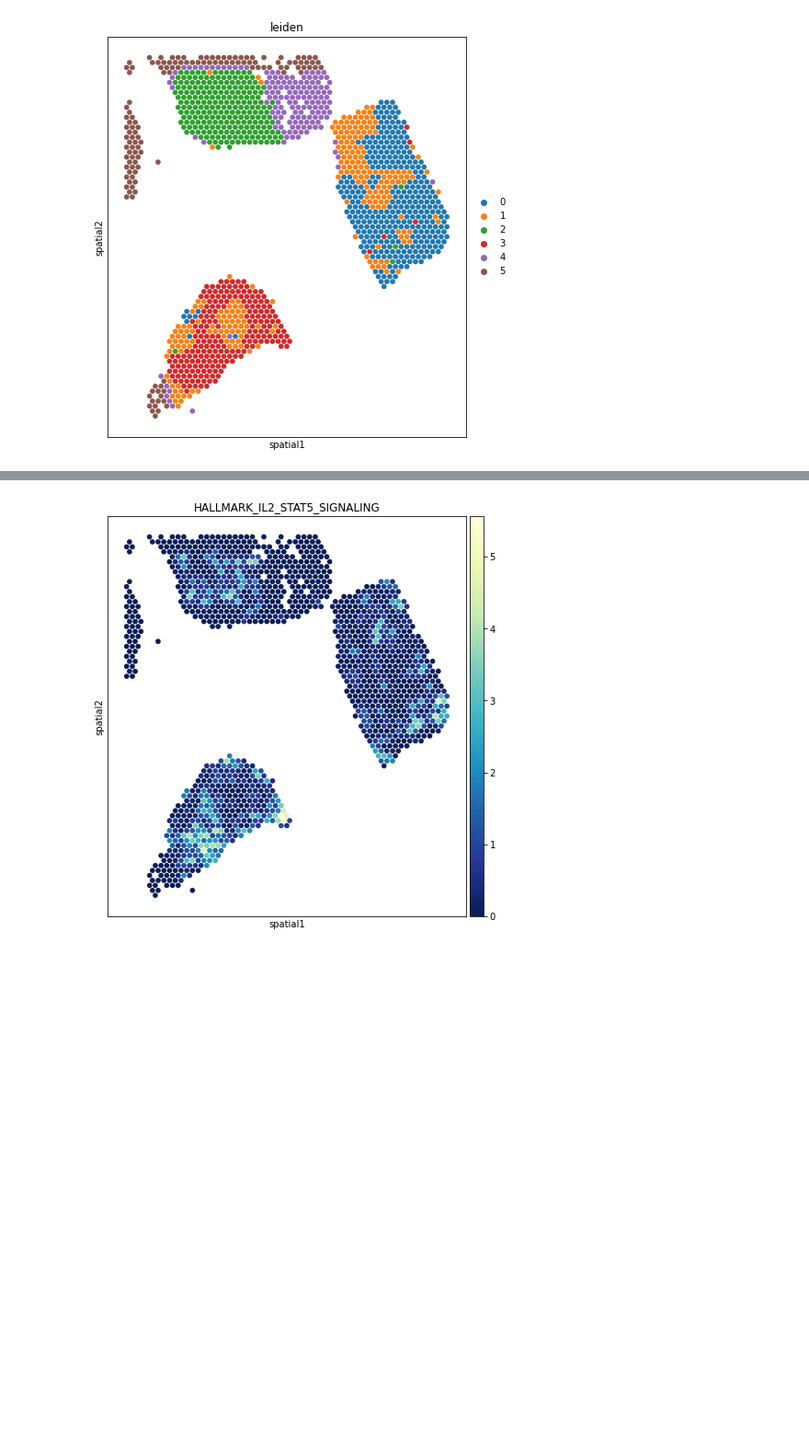
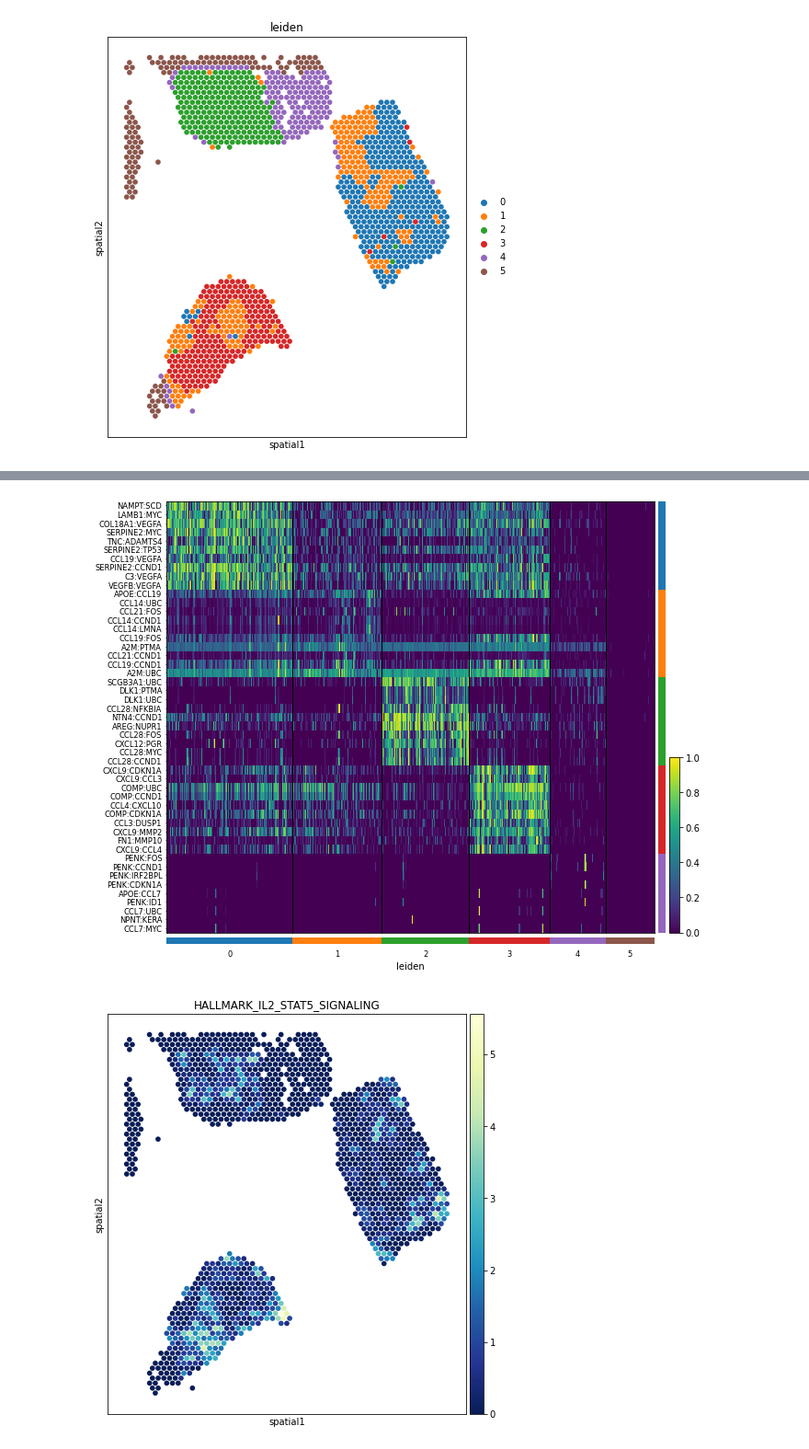
Before and after one commit to Zafar-Lab/Renoir, a Jupyter notebook: docs/source/notebooks/BC_tutorial.ipynb, the cells around one changed output, grey strips where cells are left out. Shown: that part at 92% size. Saved outputs shown, nothing was run; the diff lists cells and outputs as text; code cells hidden in the pictures; blank space fills up the shorter version.

```diff
--- a/docs/source/notebooks/BC_tutorial.ipynb
+++ b/docs/source/notebooks/BC_tutorial.ipynb
@@ -70,9 +70,9 @@ Specific pathway sets and De novo ligand-target clusters can be generated using
 > **Note**: pathways are to be provided in the format of a pandas dataframe with columns *'gs_name'*, *'gene_symbol'*
 # %%
 #Read in msgidb pathways
-msigh = Renoir.get_msig('custom',path='/home/narein/msig_human_WP_H_KEGG.csv')
+msigh = Renoir.get_msig('custom',path='/path/to/msig_human_WP_H_KEGG.csv')
 #Generate ligand-target sets for each pathway and/or De novo cluster
-pathways = Renoir.create_cluster(neighborhood_scores, msigh, pathway_path='/home/narein/final_pathways.csv', use_pathway=True, method=None)
+pathways = Renoir.create_cluster(neighborhood_scores, msigh, pathway_path='/path/to/final_pathways.csv', use_pathway=True, method=None)
 pathways.keys()
 # %% [output]
 dict_keys(['HALLMARK_IL2_STAT5_SIGNALING', 'HALLMARK_IL6_JAK_STAT3_SIGNALING', 'HALLMARK_KRAS_SIGNALING_UP', 'HALLMARK_TNFA_SIGNALING_VIA_NFKB', 'KEGG_JAK_STAT_SIGNALING_PATHWAY', 'KEGG_MAPK_SIGNALING ...
@@ -86,3 +86,7 @@ The communication domains and pathway activity can be visualized as follows,
 sc.pl.spatial(neighbscore_copy, img_key="hires", color=["leiden"], size=1.4, alpha_img=0)
 # %% [output]
 [figure]
+# %%
+sc.tl.rank_genes_groups(neighbscore_copy, "leiden", method="wilcoxon")
+sc.pl.rank_genes_groups_heatmap(neighbscore_copy, n_genes=10, groupby="leiden", show_gene_labels=True, min_logfoldchange=0.5, dendrogram = False, swap_axes=True, standard_scale='var', cmap='viridis')
+# %% [output]
@@ -89,3 +94,4 @@ sc.pl.spatial(neighbscore_copy, img_key="hires", color=["leiden"], size=1.4, alp
+[figure, added]
 # %%
 sc.pl.spatial(pcs, img_key="hires", color=["HALLMARK_IL2_STAT5_SIGNALING"], size = 1.4, alpha_img=0, cmap='YlGnBu_r')
 # %% [output]
```
Also changed, not shown: parts of 7 cells of this notebook, 1 other file.
